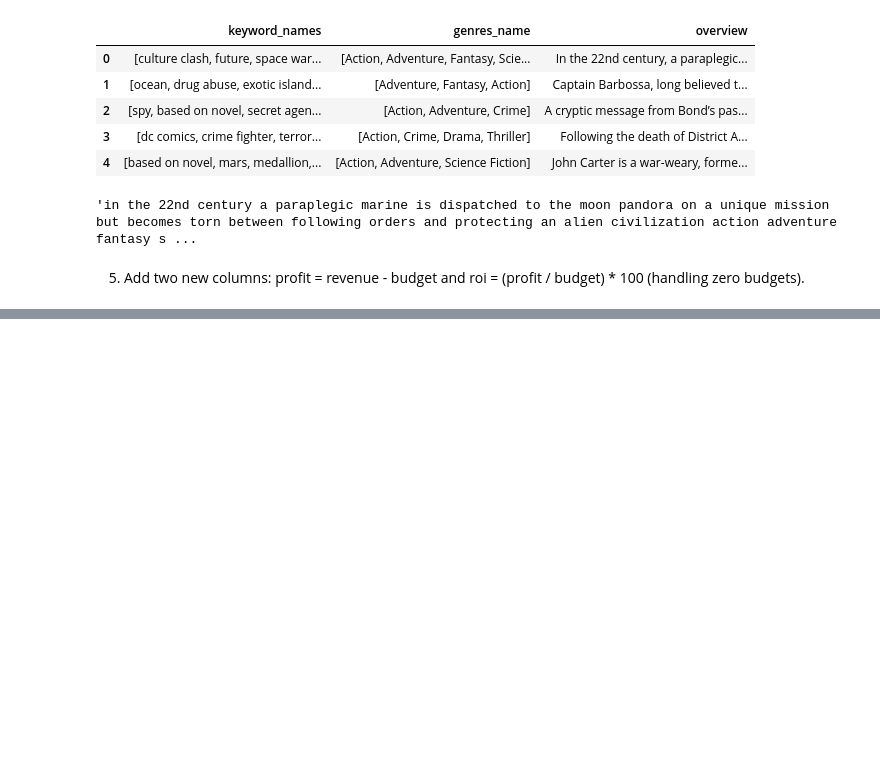
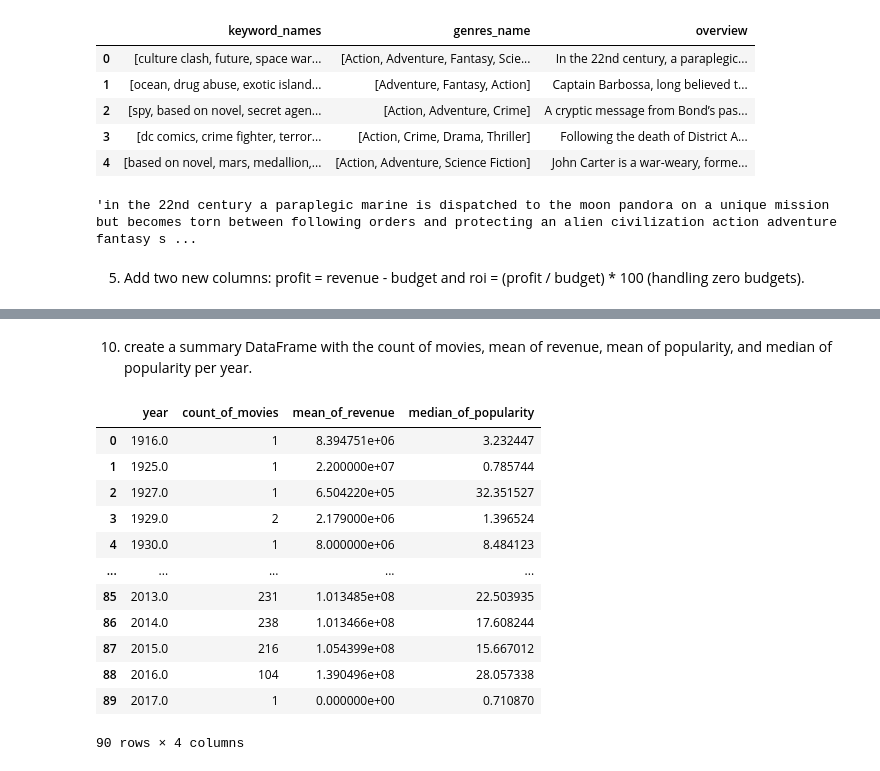
Before and after one commit to r-tavakoli/ai-ml-exercises, a Jupyter notebook: pandas/005_movie_explorer.ipynb, the cells around one changed output, grey strips where cells are left out. Saved outputs shown, nothing was run; the diff lists cells and outputs as text; code cells hidden in the pictures; blank space fills up the shorter version.

```diff
--- a/pandas/005_movie_explorer.ipynb
+++ b/pandas/005_movie_explorer.ipynb
@@ -204,0 +295,22 @@ movies
+# %% [markdown]
+10. create a summary DataFrame with the count of movies, mean of revenue, mean of popularity, and median of popularity per year.
+# %%
+movies[movies['year'].notna()].groupby(['year']).agg(
+    count_of_movies = ('id', 'count'),
+    mean_of_revenue = ('revenue', 'mean'),
+    median_of_popularity = ('popularity', 'median')
+).reset_index()
+# %% [output]
+|  | year | count_of_movies | mean_of_revenue | median_of_popularity |
+| 0 | 1916.0 | 1 | 8.394751e+06 | 3.232447 |
+| 1 | 1925.0 | 1 | 2.200000e+07 | 0.785744 |
+| 2 | 1927.0 | 1 | 6.504220e+05 | 32.351527 |
+| 3 | 1929.0 | 2 | 2.179000e+06 | 1.396524 |
+| 4 | 1930.0 | 1 | 8.000000e+06 | 8.484123 |
+| ... | ... | ... | ... | ... |
+| 85 | 2013.0 | 231 | 1.013485e+08 | 22.503935 |
+| 86 | 2014.0 | 238 | 1.013466e+08 | 17.608244 |
+| 87 | 2015.0 | 216 | 1.054399e+08 | 15.667012 |
+| 88 | 2016.0 | 104 | 1.390496e+08 | 28.057338 |
+| 89 | 2017.0 | 1 | 0.000000e+00 | 0.710870 |
+90 rows × 4 columns
```
Also changed, not shown: parts of 18 cells of this notebook.
